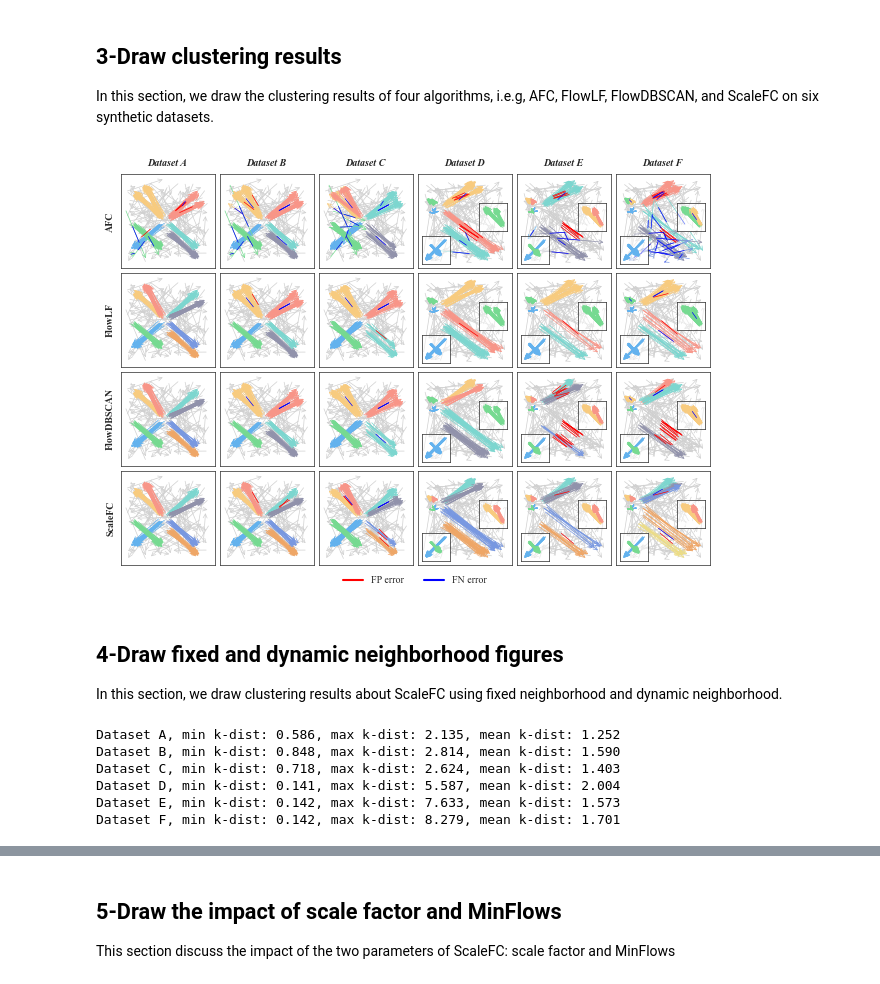
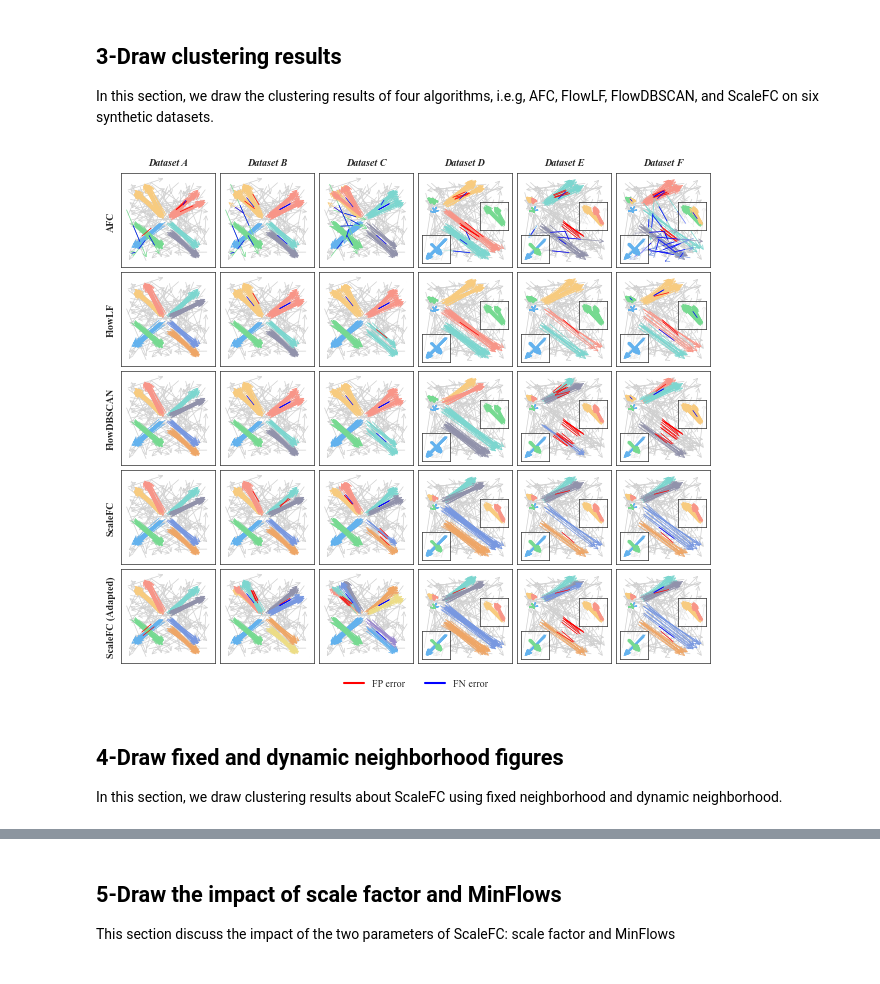
Before and after one commit to ZPGuiGroupWhu/ScaleFC, a Jupyter notebook: DrawFigures.ipynb, the cells around one changed output, grey strips where cells are left out. Saved outputs shown, nothing was run; the diff lists cells and outputs as text; code cells hidden in the pictures.

```diff
--- a/DrawFigures.ipynb
+++ b/DrawFigures.ipynb
@@ -229,7 +227,7 @@ plt.show()
 ## 3-Draw clustering results
 In this section, we draw the clustering results of four algorithms, i.e.g, AFC, FlowLF, FlowDBSCAN, and ScaleFC on six synthetic datasets.
 # %%
-def get_fig_and_axes(row_num=4, col_num=6, A4_width=6.05):
+def get_fig_and_axes(row_num, col_num, A4_width=6.05):
     # 整个大图的边缘
     left_margin = 0.08
     right_margin = 0.08
@@ -272,7 +270,7 @@ def str_to_array(s):
     return np.array([int(x) for x in re.findall(r'-?\d+', s)])
 df = pd.read_csv('result/synthetic_clustering_resuls.csv', converters={'RealLabel': str_to_array, 'PredLabel': str_to_array})
 
-newrow_num = 4
+newrow_num = 5
 newcol_num = 6
 fig, axs = get_fig_and_axes(newrow_num, newcol_num)
 
@@ -288,36 +286,36 @@ for _, row in data_df.iterrows():
     real_label = row["RealLabel"]
     cur_ax = axs[index % newrow_num, index // newrow_num]
     inset = False
     if row["DataName"] in ("Dataset D", "Dataset E", "Dataset F"):
         inset = True
     flow_draw_cluster_fp_fn_error_by_lines2(
         OD, real_label, pred_label,
         draw_cluster_with_label_kwargs=dict(color_generator='feature', title="", new_color_gen=True, ax=cur_ax, lw=0.5, noise_flow_color="#d0d0d0"),
         fn_line_kwargs={'color': 'red', 'zorder': 9, "lw": 0.5},
         fp_line_kwargs={'color': 'blue', 'zorder': 9, "lw": 0.5},
         draw_inset=inset
     )
 
     if index % newrow_num == 0:
         cur_ax.set_title(row['DataName'], fontweight='bold', fontstyle='italic')
     if index // newrow_num == 0:
         cur_ax.set_ylabel(row['AlgoName'], fontweight='bold')
 
     for spine in cur_ax.spines.values():
         spine.set_linewidth(0.5)  # 粗细，可以根据需要调整
 
 # 单独处理图例
 legend_handles = [
     Line2D([0], [0], color="red", lw=1.5, label="FP error"),
     Line2D([0], [0], color="blue", lw=1.5, label="FN error")
 ]
 fig.legend(handles=legend_handles, loc='lower center', ncol=2, bbox_to_anchor=(0.5, -0.05), frameon=False)
 plt.tight_layout()
-# fig.savefig("Fig7.png", bbox_inches='tight', dpi=600)
-# fig.savefig("Fig7.svg", bbox_inches='tight')
+fig.savefig("Fig/Fig7.png", bbox_inches='tight', dpi=600)
+fig.savefig("Fig/Fig7.svg", bbox_inches='tight')
 plt.show()
 # %% [output]
-[figure, old version]
+[figure, new version]
 # %% [markdown]
 ## 4-Draw fixed and dynamic neighborhood figures
 In this section, we draw clustering results about ScaleFC using fixed neighborhood and dynamic neighborhood.
@@ -640,13 +638,6 @@ for name, best, maxf, meanf, sf in zip("ABCDEF", best_fix_params, max_fixed_para
                         mean_label,
                         dymaic_label,
                         OD, real_label]
-# %% [output]
-Dataset A, min k-dist: 0.586, max k-dist: 2.135, mean k-dist: 1.252
-Dataset B, min k-dist: 0.848, max k-dist: 2.814, mean k-dist: 1.590
-Dataset C, min k-dist: 0.718, max k-dist: 2.624, mean k-dist: 1.403
-Dataset D, min k-dist: 0.141, max k-dist: 5.587, mean k-dist: 2.004
-Dataset E, min k-dist: 0.142, max k-dist: 7.633, mean k-dist: 1.573
-Dataset F, min k-dist: 0.142, max k-dist: 8.279, mean k-dist: 1.701
 # %%
 figsize1, sizeinfo1 = get_axes_size_info(4, 6)
 figsize2, sizeinfo2 = get_axes_size_info(1, 5, left_margin=0.2, height_width_ratio=0.75, twofigs_width_margin=0.05, top_margin=0.4)
```
Also changed, not shown: parts of 6 cells of this notebook, 2 other files.
